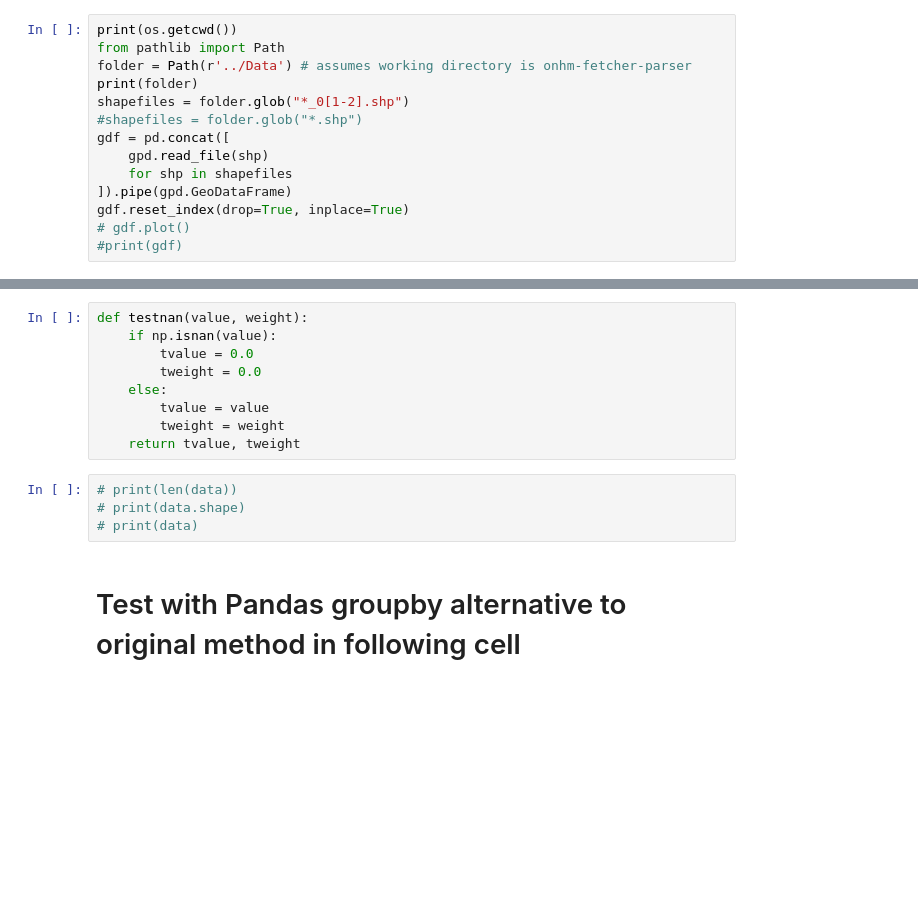
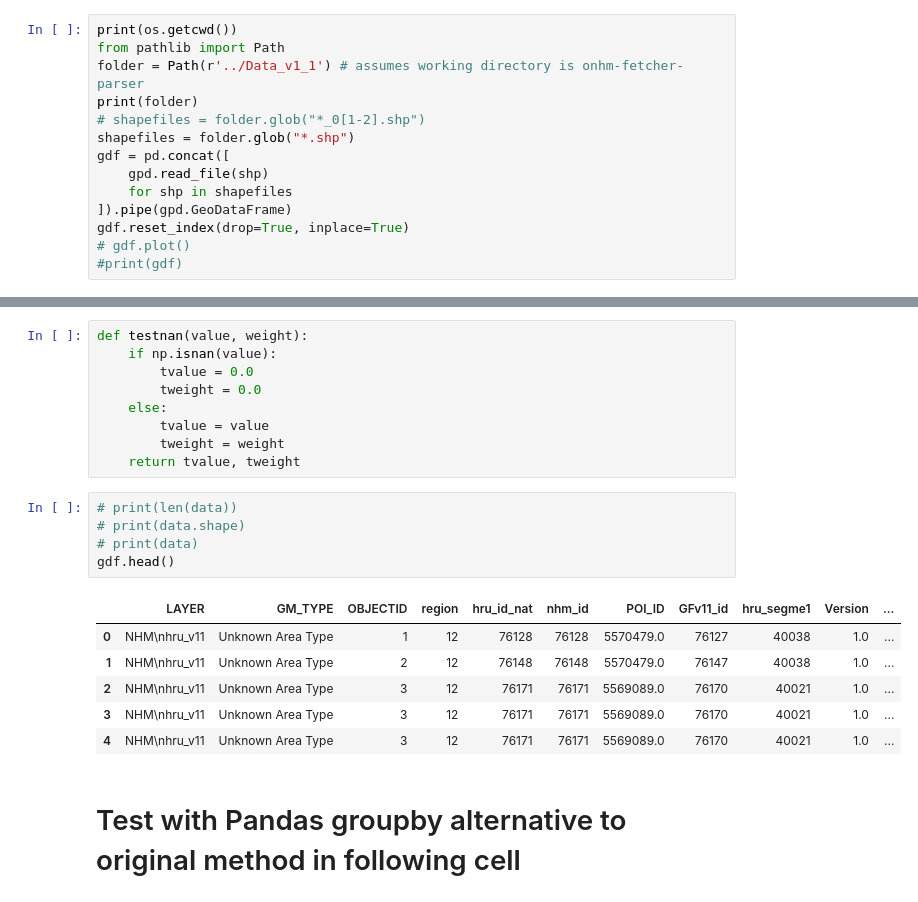
Before and after one commit to nhm-usgs/onhm-fetcher-parser, a Jupyter notebook: notebooks/Subset_Gridmet_hru_weights_b.ipynb, the cells around one changed output, grey strips where cells are left out. Drawn from its saved outputs; the diff is of its cells as text; blank space fills up the shorter version.

```diff
--- a/notebooks/Subset_Gridmet_hru_weights_b.ipynb
+++ b/notebooks/Subset_Gridmet_hru_weights_b.ipynb
@@ -27,10 +27,10 @@ B:\GitRepos\onhm-fetcher-parser-b\notebooks
 # %%
 print(os.getcwd())
 from pathlib import Path
-folder = Path(r'../Data') # assumes working directory is onhm-fetcher-parser
+folder = Path(r'../Data_v1_1') # assumes working directory is onhm-fetcher-parser
 print(folder)
-shapefiles = folder.glob("*_0[1-2].shp")
-#shapefiles = folder.glob("*.shp")
+# shapefiles = folder.glob("*_0[1-2].shp")
+shapefiles = folder.glob("*.shp")
 gdf = pd.concat([
     gpd.read_file(shp)
     for shp in shapefiles
@@ -221,7 +217,15 @@ def testnan(value, weight):
 # %%
 # print(len(data))
 # print(data.shape)
 # print(data)
+gdf.head()
+# %% [output]
+|  | LAYER | GM_TYPE | OBJECTID | region | hru_id_nat | nhm_id | POI_ID | GFv11_id | hru_segme1 | Version | ... |
+| 0 | NHM\nhru_v11 | Unknown Area Type | 1 | 12 | 76128 | 76128 | 5570479.0 | 76127 | 40038 | 1.0 | ... |
+| 1 | NHM\nhru_v11 | Unknown Area Type | 2 | 12 | 76148 | 76148 | 5570479.0 | 76147 | 40038 | 1.0 | ... |
+| 2 | NHM\nhru_v11 | Unknown Area Type | 3 | 12 | 76171 | 76171 | 5569089.0 | 76170 | 40021 | 1.0 | ... |
+| 3 | NHM\nhru_v11 | Unknown Area Type | 3 | 12 | 76171 | 76171 | 5569089.0 | 76170 | 40021 | 1.0 | ... |
+| 4 | NHM\nhru_v11 | Unknown Area Type | 3 | 12 | 76171 | 76171 | 5569089.0 | 76170 | 40021 | 1.0 | ... |
 # %% [markdown]
 # Test with Pandas groupby alternative to original method in following cell
 # %%
```
Also changed, not shown: parts of 5 cells of this notebook, 9 other files.
